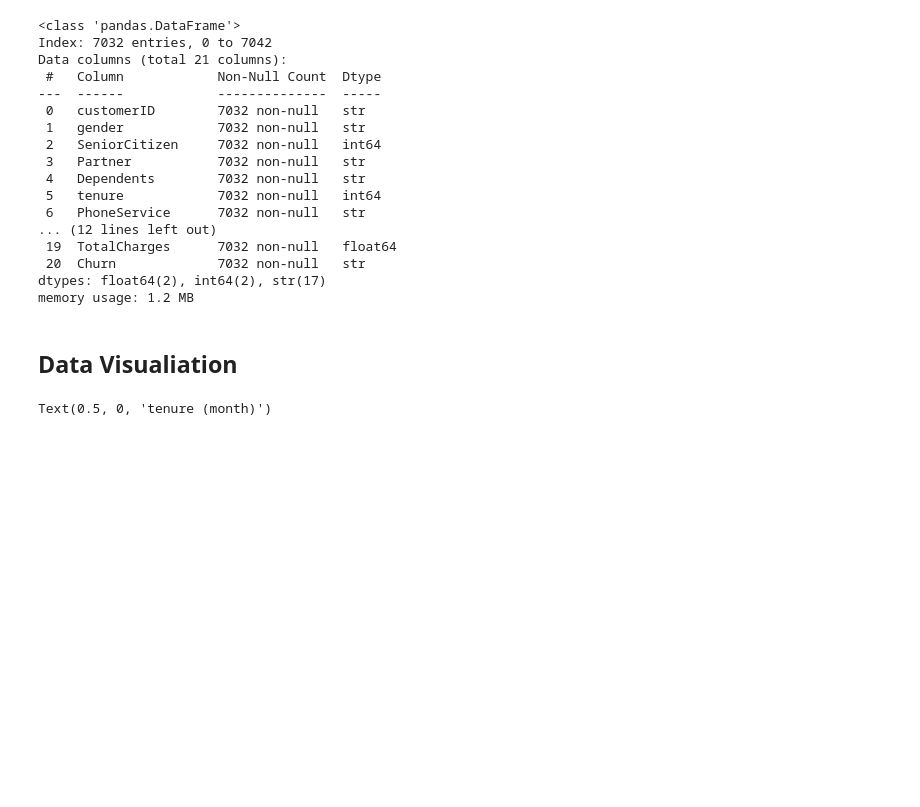
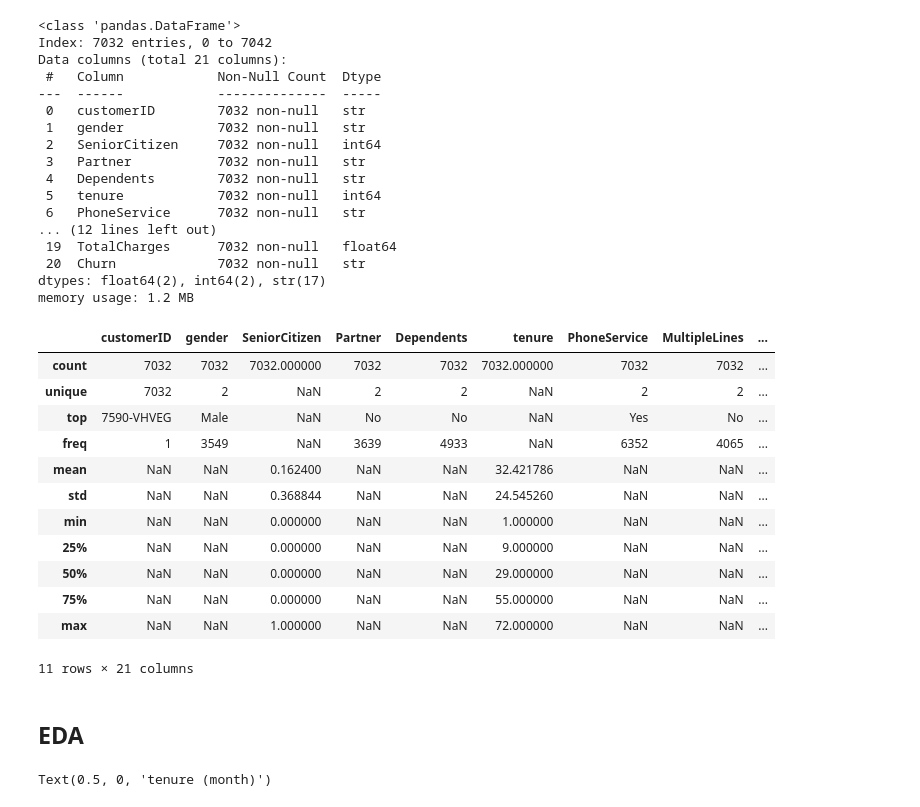
Before and after one commit to aashour06/Customer-Churn-Prediction, a Jupyter notebook: notebooks/ann.ipynb, the cells around one changed output. Saved outputs shown, nothing was run; the diff lists cells and outputs as text; code cells hidden in the pictures; blank space fills up the shorter version.

```diff
--- a/notebooks/ann.ipynb
+++ b/notebooks/ann.ipynb
@@ -124,5 +135,21 @@ memory usage: 1.2 MB
+# %%
+df.describe(include="all")
+# %% [output]
+|  | customerID | gender | SeniorCitizen | Partner | Dependents | tenure | PhoneService | MultipleLines | ... |
+| count | 7032 | 7032 | 7032.000000 | 7032 | 7032 | 7032.000000 | 7032 | 7032 | ... |
+| unique | 7032 | 2 | NaN | 2 | 2 | NaN | 2 | 2 | ... |
+| top | 7590-VHVEG | Male | NaN | No | No | NaN | Yes | No | ... |
+| freq | 1 | 3549 | NaN | 3639 | 4933 | NaN | 6352 | 4065 | ... |
+| mean | NaN | NaN | 0.162400 | NaN | NaN | 32.421786 | NaN | NaN | ... |
+| std | NaN | NaN | 0.368844 | NaN | NaN | 24.545260 | NaN | NaN | ... |
+| min | NaN | NaN | 0.000000 | NaN | NaN | 1.000000 | NaN | NaN | ... |
+| 25% | NaN | NaN | 0.000000 | NaN | NaN | 9.000000 | NaN | NaN | ... |
+| 50% | NaN | NaN | 0.000000 | NaN | NaN | 29.000000 | NaN | NaN | ... |
+| 75% | NaN | NaN | 0.000000 | NaN | NaN | 55.000000 | NaN | NaN | ... |
+| max | NaN | NaN | 1.000000 | NaN | NaN | 72.000000 | NaN | NaN | ... |
+11 rows × 21 columns
 # %% [markdown]
-## Data Visualiation
+## EDA
 # %%
 sns.set_theme(style="whitegrid")
 # %%
```
Also changed, not shown: parts of 16 cells of this notebook, 2 other files.
